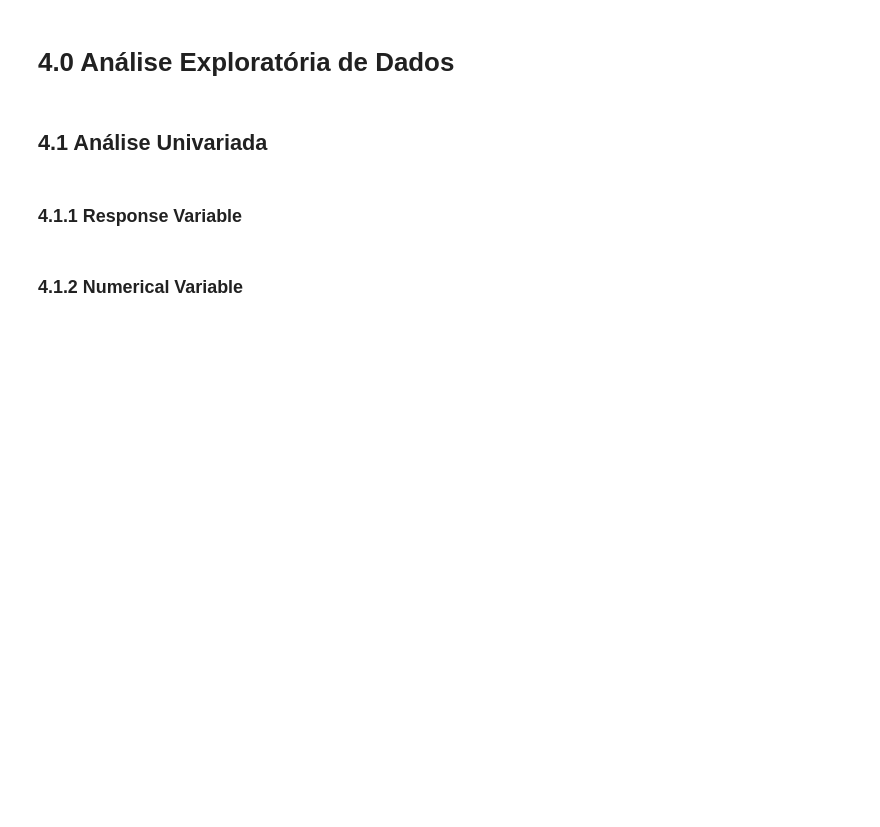
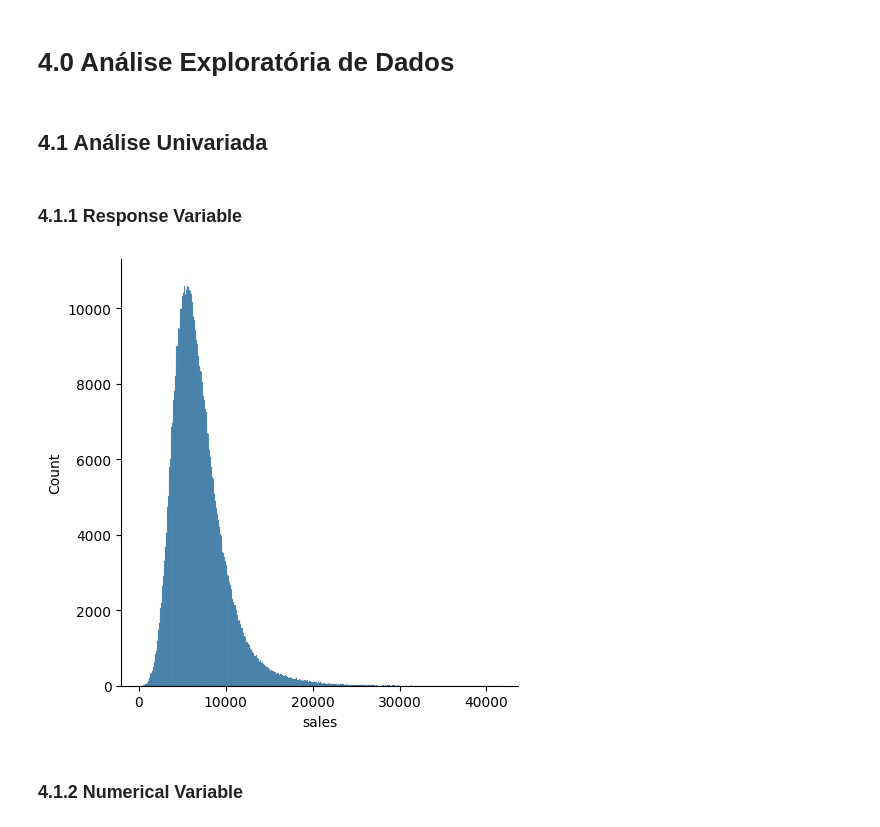
Before and after one commit to andersonrenatobonif/store_sales_predicition, a Jupyter notebook: v01_store_sales_prediction.ipynb, the cells around one changed output. Cells and saved outputs as stored; diff of their text form; code cells hidden in the pictures; blank space fills up the shorter version.

```diff
--- a/v01_store_sales_prediction.ipynb
+++ b/v01_store_sales_prediction.ipynb
@@ -258,6 +387,10 @@ df4 = df3.copy()
 # %%
 sns.histplot( df4['sales'])
 sns.set(rc={'figure.figsize':(11.7,8.27)})
+# %%
+sns.displot(df4['sales']);
+# %% [output]
+[figure, added]
 # %% [markdown]
 ### 4.1.2 Numerical Variable
 # %%
```
Also changed, not shown: parts of 43 cells of this notebook.
